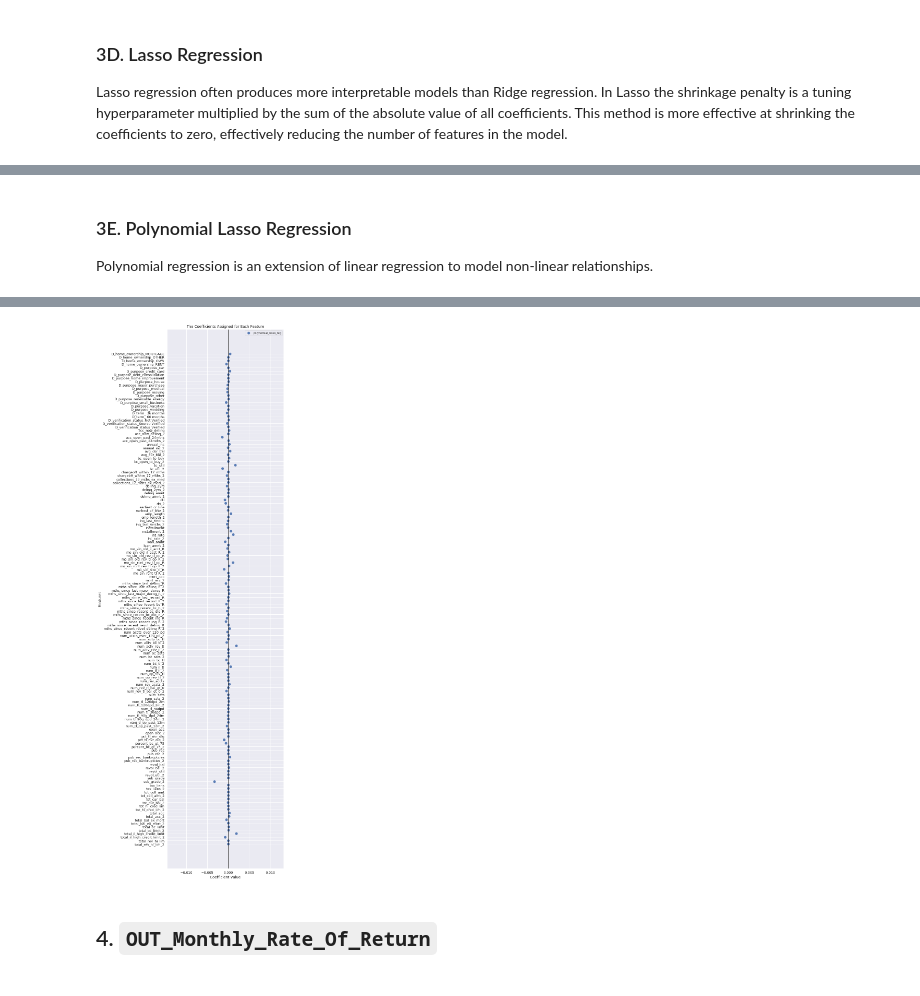
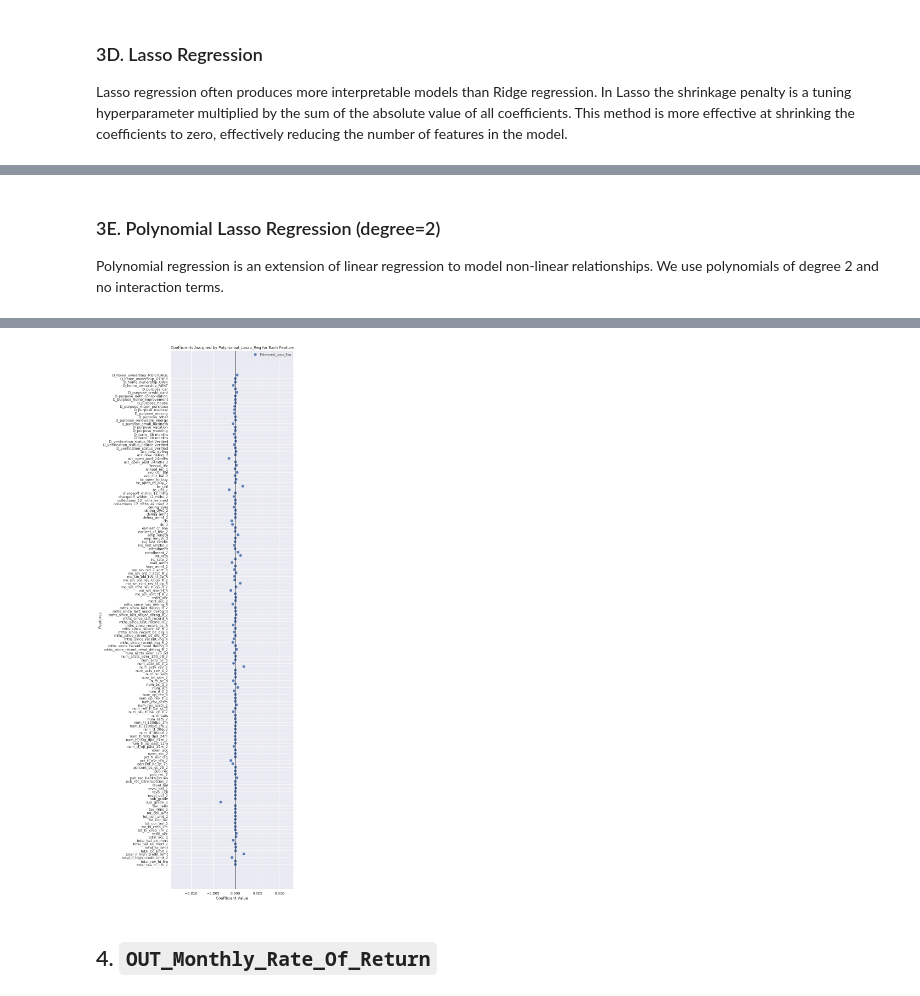
Before and after one commit to CS109Group67/lendingclub, a Jupyter notebook: notebooks/Modeling.ipynb, the cells around one changed output, grey strips where cells are left out. Cells and saved outputs as stored; diff of their text form; code cells hidden in the pictures.

Commit message:
update modeling

```diff
--- a/notebooks/Modeling.ipynb
+++ b/notebooks/Modeling.ipynb
@@ -37,17 +37,19 @@ ls_train, ls_test = train_test_split(ls, test_size=0.2, stratify=ls['OUT_Class']
 # %% [markdown]
 The models used in the next sections assume that the features are on similar scales. To achieve this, we transform the numeric variables to a standard scale with mean 0 and standard deviation 1 using sklearn's `StandardScaler` function.
 # %%
-#SEPARATE FEATURE AND TARGET SETS
-var_list = ls.columns
-outcome_var_list = sorted(out_var for out_var in var_list if "OUT_" in out_var)
-dummy_var_list = sorted(dummy for dummy in var_list if "D_" in dummy)
-numeric_var_list = sorted(set(var_list) - set(outcome_var_list) - set(dummy_var_list))
+#STANDARD SCALING
+scaler = StandardScaler()
 
-#train feature
-X_train = ls_train[sorted(set(var_list)-set(outcome_var_list))]
+#separate features and targets
+outcome_var_list = sorted(out_var for out_var in ls.columns if "OUT_" in out_var)
 
-#test feature
-X_test = ls_test[sorted(set(var_list)-set(outcome_var_list))]
+#train features
+X_train = ls_train[sorted(set(ls.columns)-set(outcome_var_list))]
+X_train_scaled = pd.DataFrame(scaler.fit_transform(X_train),index=X_train.index, columns=X_train.columns)
+
+#test features
+X_test = ls_test[sorted(set(ls.columns)-set(outcome_var_list))]
+X_test_scaled = pd.DataFrame(scaler.transform(X_test),index=X_test.index, columns=X_test.columns)
 
 #train targets
 y_train = ls_train[sorted(outcome_var_list)]
@@ -126,7 +120,7 @@ def plot_coefficients(feature_train, figsize=(8,20), **models):
     ax.legend(fontsize=10)
     ax.set_xlabel('Coefficient Value')
     ax.set_ylabel('Features')
-    ax.set_title('The Coefficients Assigned for Each Feature')
+    ax.set_title('Coefficients Assigned by {} for Each Feature'.format(list(models)[0]))
     ax.axvline(0, color='black')
     plt.show()
 # %% [markdown]
@@ -299,8 +304,10 @@ plot_coefficients(X_train_scaled, lasso_regression=lasso_reg)
 # %% [markdown]
-### 3E. Polynomial Lasso Regression
-Polynomial regression is an extension of linear regression to model non-linear relationships.
+### 3E. Polynomial Lasso Regression (degree=2)
+Polynomial regression is an extension of linear regression to model non-linear relationships. We use polynomials of degree 2 and no interaction terms.
 # %%
 #GET POLYNOMIALS
+dummy_var_list = sorted(dummy for dummy in ls.columns if "D_" in dummy)
+numeric_var_list = sorted(set(ls.columns) - set(outcome_var_list) - set(dummy_var_list))
 poly_2 = pd.DataFrame(np.hstack((X_train.iloc[:,22:]**(i+1) for i in range(2))),
                       index=X_train.index,
                       columns=numeric_var_list+[s+'_2' for s in numeric_var_list])
@@ -334,9 +343,9 @@ Test scores:
         Cross-validation neg_mean_squared_error: -0.002224
         Cross-validation r2: 0.005607
 # %%
-plot_coefficients(X_train_scaled_2, figsize=(8,38), polynomial_lasso_reg=lasso_reg2)
+plot_coefficients(X_train_scaled_2, figsize=(8,36), Polynomial_Lasso_Reg=lasso_reg2)
 # %% [output]
-[figure, old version]
+[figure, new version]
 # %% [markdown]
 ## 4. `OUT_Monthly_Rate_Of_Return`
 # %% [markdown]
```
Also changed, not shown: parts of 26 cells of this notebook, 12 other files.
